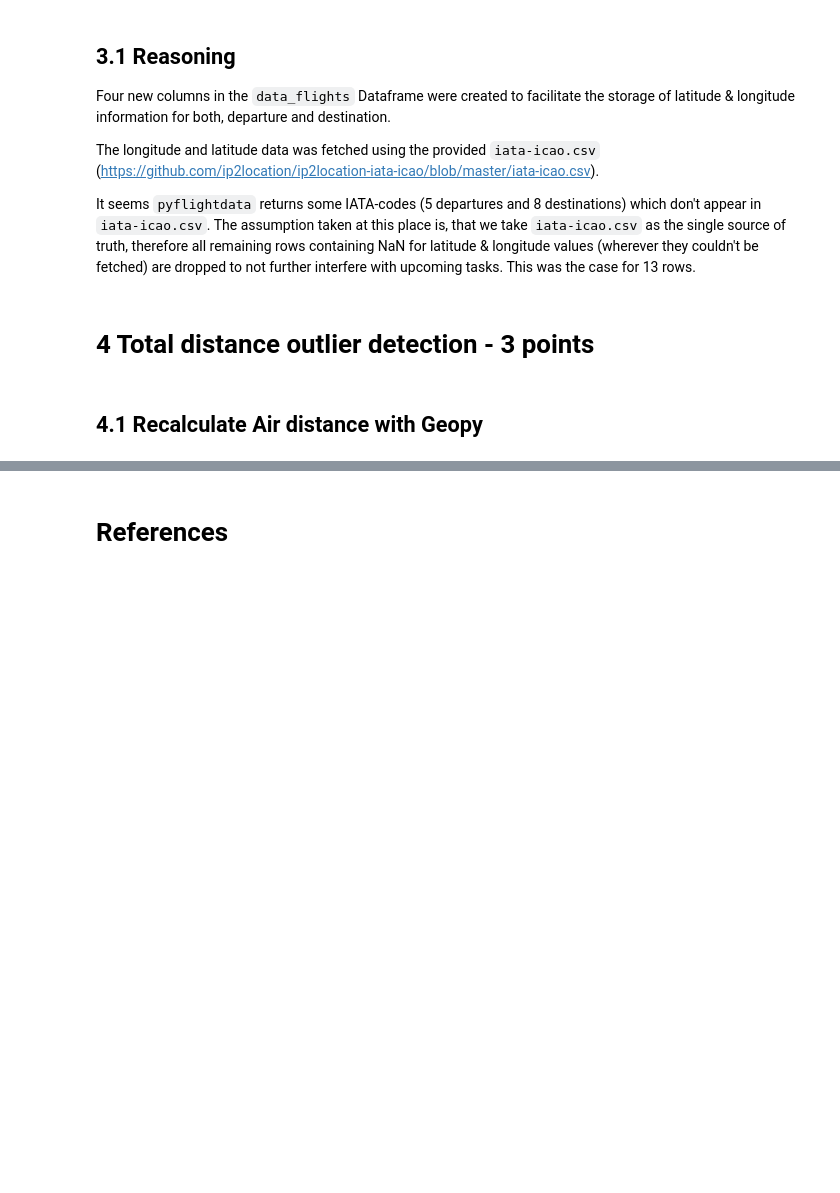
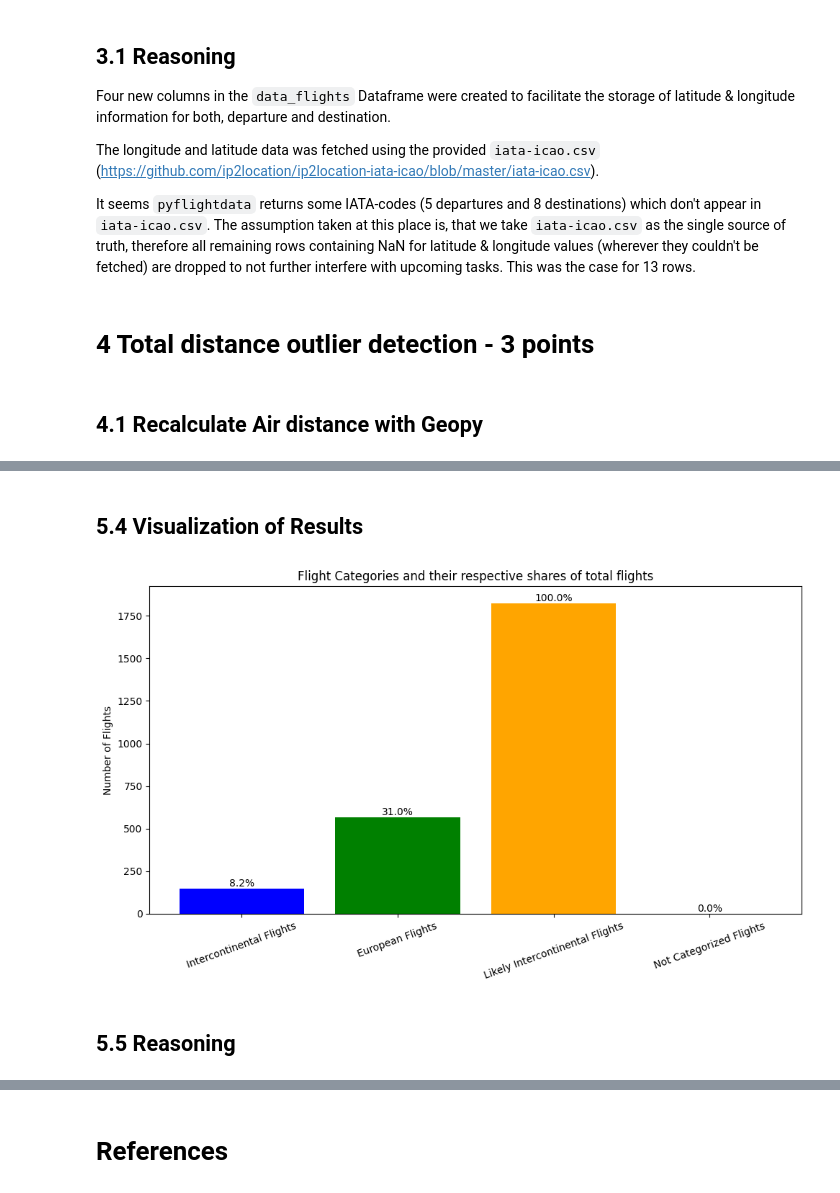
Before and after one commit to gelpkmar/IVDA-A3, a Jupyter notebook: assignment3_Gelpke_Marlon.ipynb, the cells around one changed output, grey strips where cells are left out. Drawn from its saved outputs; the diff is of its cells as text; code cells hidden in the pictures; blank space fills up the shorter version.

```diff
--- a/assignment3_Gelpke_Marlon.ipynb
+++ b/assignment3_Gelpke_Marlon.ipynb
@@ -618,0 +897,3 @@ Name: Total Distance [km], dtype: float64
+# %%
+#Update intra Europe flights
+data_flights_update = update_likely_intercontinental(data_flights)
@@ -618,0 +918,16 @@ Name: Total Distance [km], dtype: float64
+# %%
+nr_likely_intercontinental_updated = (data_flights_update["likely_intercontinental"]!=False).sum()
+
+display(data_flights_update[data_flights_update['Flight number']=="A3850"])
+
+print("Number of Intercontinental flights directly to and from Zurich/Switzerland: ", nr_ZRH_intercontinental)
+print("Number of European flights to and from Zurich/Switzerland: ", nr_ZRH_european)
+
+print('number of likely intercontinental flights (before update): ', nr_likely_intercontinental)
+print('number of likely intercontinental flights (after update): ', nr_likely_intercontinental_updated)
+
+
+columns_to_check = ['ZRH_intercontinental', 'ZRH_european', 'likely_intercontinental']
+nr_not_categorized = data_flights[(data_flights[columns_to_check] == False).all(axis=1)].shape[0]
+
+print(f'number of not categorized flights: ', nr_not_categorized)
@@ -618,0 +973,38 @@ Name: Total Distance [km], dtype: float64
+# %% [markdown]
+## 5.4 Visualization of Results
+# %%
+categories = [
+    "Intercontinental Flights",
+    "European Flights",
+    "Likely Intercontinental Flights",
+    "Not Categorized Flights"
+]
+
+values = [nr_ZRH_intercontinental, nr_ZRH_european, nr_likely_intercontinental_updated, nr_not_categorized]
+
+# Total number of flights for percentage calculation
+total_flights = len(data_flights_update)
+percentages = [(value / total_flights) * 100 for value in values]
+
+# Create the bar chart
+plt.figure(figsize=(10, 6))
+bars = plt.bar(categories, values, color=['blue', 'green', 'orange', 'purple'])
+
+# Adding percentage labels on top of each bar
+for bar, percentage in zip(bars, percentages):
+    yval = bar.get_height()
+    plt.text(bar.get_x() + bar.get_width() / 2, yval, f'{percentage:.1f}%', ha='center', va='bottom')
+
+# Customize the plot
+plt.ylabel('Number of Flights')
+plt.title('Flight Categories and their respective shares of total flights')
+plt.xticks(rotation=20)
+plt.ylim(0, max(values) + 100)  # Add some space above the tallest bar
+
+# Show the plot
+plt.tight_layout()
+plt.show()
+# %% [output]
+[figure, added]
+# %% [markdown]
+## 5.5 Reasoning
```
Also changed, not shown: parts of 39 cells of this notebook.
